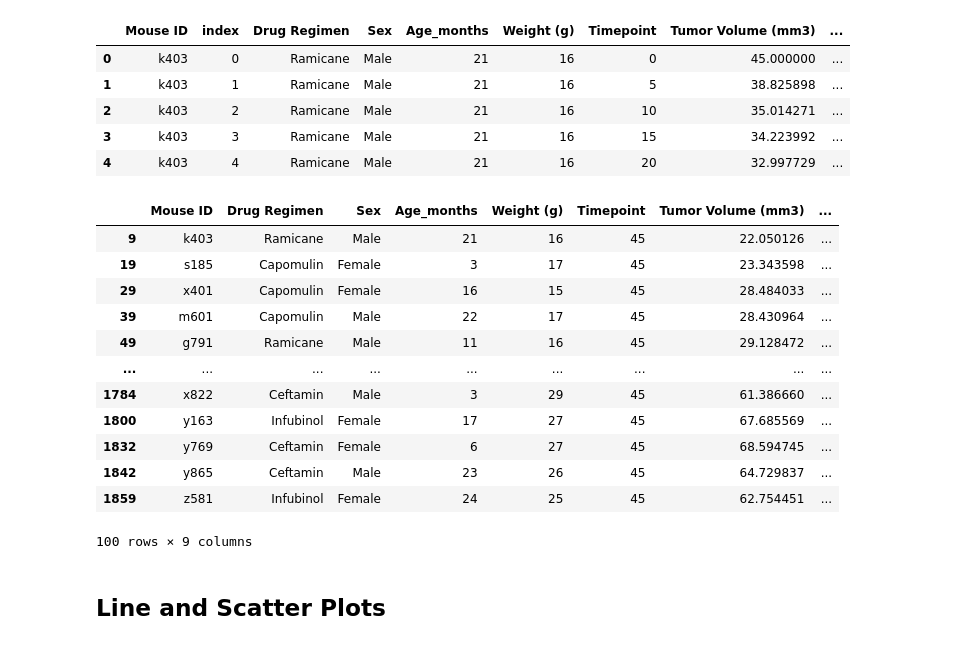
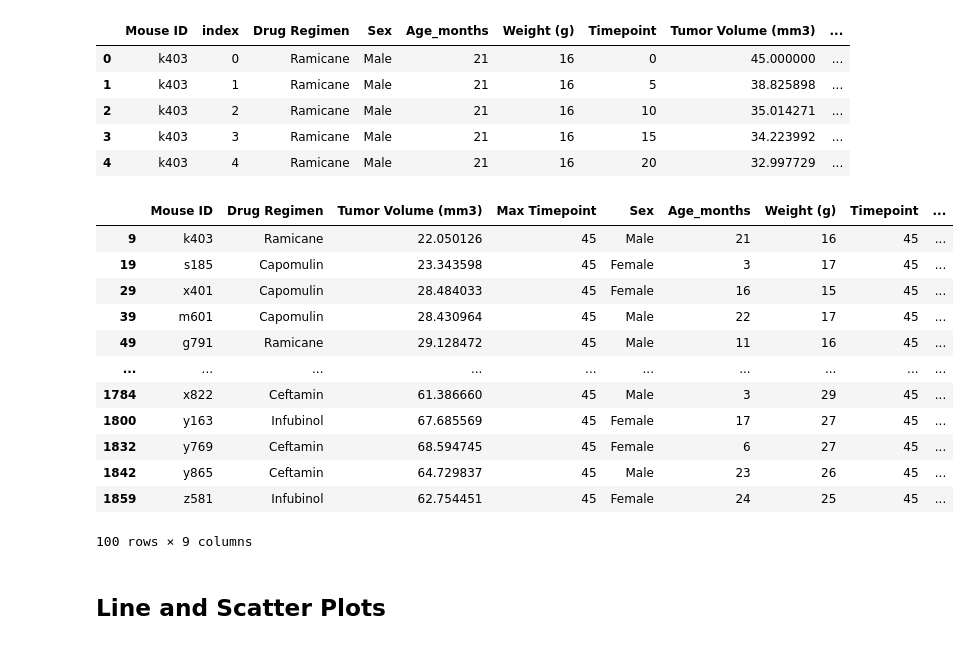
Before and after one commit to manny-p/matplotlib-challenge, a Jupyter notebook: Pymaceuticals/pymaceuticals_starter.ipynb, the cells around one changed output. Drawn from its saved outputs; the diff is of its cells as text; code cells hidden in the pictures.

```diff
--- a/Pymaceuticals/pymaceuticals_starter.ipynb
+++ b/Pymaceuticals/pymaceuticals_starter.ipynb
@@ -341,29 +341,3 @@ df_merge_data.head()
 | 2 | k403 | 2 | Ramicane | Male | 21 | 16 | 10 | 35.014271 | ... |
 | 3 | k403 | 3 | Ramicane | Male | 21 | 16 | 15 | 34.223992 | ... |
 | 4 | k403 | 4 | Ramicane | Male | 21 | 16 | 20 | 32.997729 | ... |
-# %%
-# Cont
-
-df_drop_index = df_merge_data.drop(columns=['index'])
-
-df_output = df_drop_index
-
-tumor_timepoint = df_output.loc[df_output['Timepoint'] == df_output['Max Timepoint']]
-
-df_results = tumor_timepoint[tumor_timepoint['Drug Regimen'].isin(list_treatment_regimens)]
-
-df_results
-# %% [output]
-|  | Mouse ID | Drug Regimen | Sex | Age_months | Weight (g) | Timepoint | Tumor Volume (mm3) | ... |
-| 9 | k403 | Ramicane | Male | 21 | 16 | 45 | 22.050126 | ... |
-| 19 | s185 | Capomulin | Female | 3 | 17 | 45 | 23.343598 | ... |
-| 29 | x401 | Capomulin | Female | 16 | 15 | 45 | 28.484033 | ... |
-| 39 | m601 | Capomulin | Male | 22 | 17 | 45 | 28.430964 | ... |
-| 49 | g791 | Ramicane | Male | 11 | 16 | 45 | 29.128472 | ... |
-| ... | ... | ... | ... | ... | ... | ... | ... | ... |
-| 1784 | x822 | Ceftamin | Male | 3 | 29 | 45 | 61.386660 | ... |
-| 1800 | y163 | Infubinol | Female | 17 | 27 | 45 | 67.685569 | ... |
-| 1832 | y769 | Ceftamin | Female | 6 | 27 | 45 | 68.594745 | ... |
-| 1842 | y865 | Ceftamin | Male | 23 | 26 | 45 | 64.729837 | ... |
-| 1859 | z581 | Infubinol | Female | 24 | 25 | 45 | 62.754451 | ... |
-100 rows × 9 columns
@@ -372,3 +344,50 @@ df_results
+# %%
+# Cont
+
+df_drop_index = df_merge_data.drop(columns=['index'])
+
+df_output = df_drop_index
+
+tumor_timepoint = df_output.loc[df_output['Timepoint'] == df_output['Max Timepoint']]
+
+df_results = tumor_timepoint[tumor_timepoint['Drug Regimen'].isin(list_treatment_regimens)]
+
+# df_results.head()
+
+def move_column(df, cols_to_move=[], ref_col='', place='After'):
+
+    cols = df.columns.tolist()
+    if place == 'After':
+        seg1 = cols[:list(cols).index(ref_col) + 1]
+        seg2 = cols_to_move
+    if place == 'Before':
+        seg1 = cols[:list(cols).index(ref_col)]
+        seg2 = cols_to_move + [ref_col]
+
+    seg1 = [i for i in seg1 if i not in seg2]
+    seg3 = [i for i in cols if i not in seg1 + seg2]
+
+    return(df[seg1 + seg2 + seg3])
+
+df_results = move_column(df_results,
+                 cols_to_move=[t_v, 'Max Timepoint'],
+                 ref_col='Drug Regimen',
+                 place='After')
+df_results
+# %% [output]
+|  | Mouse ID | Drug Regimen | Tumor Volume (mm3) | Max Timepoint | Sex | Age_months | Weight (g) | Timepoint | ... |
+| 9 | k403 | Ramicane | 22.050126 | 45 | Male | 21 | 16 | 45 | ... |
+| 19 | s185 | Capomulin | 23.343598 | 45 | Female | 3 | 17 | 45 | ... |
+| 29 | x401 | Capomulin | 28.484033 | 45 | Female | 16 | 15 | 45 | ... |
+| 39 | m601 | Capomulin | 28.430964 | 45 | Male | 22 | 17 | 45 | ... |
+| 49 | g791 | Ramicane | 29.128472 | 45 | Male | 11 | 16 | 45 | ... |
+| ... | ... | ... | ... | ... | ... | ... | ... | ... | ... |
+| 1784 | x822 | Ceftamin | 61.386660 | 45 | Male | 3 | 29 | 45 | ... |
+| 1800 | y163 | Infubinol | 67.685569 | 45 | Female | 17 | 27 | 45 | ... |
+| 1832 | y769 | Ceftamin | 68.594745 | 45 | Female | 6 | 27 | 45 | ... |
+| 1842 | y865 | Ceftamin | 64.729837 | 45 | Male | 23 | 26 | 45 | ... |
+| 1859 | z581 | Infubinol | 62.754451 | 45 | Female | 24 | 25 | 45 | ... |
+100 rows × 9 columns
 # %%
 # Put treatments into a list for for loop (and later for plot labels)
 
```
Also changed, not shown: parts of 1 cell of this notebook.
